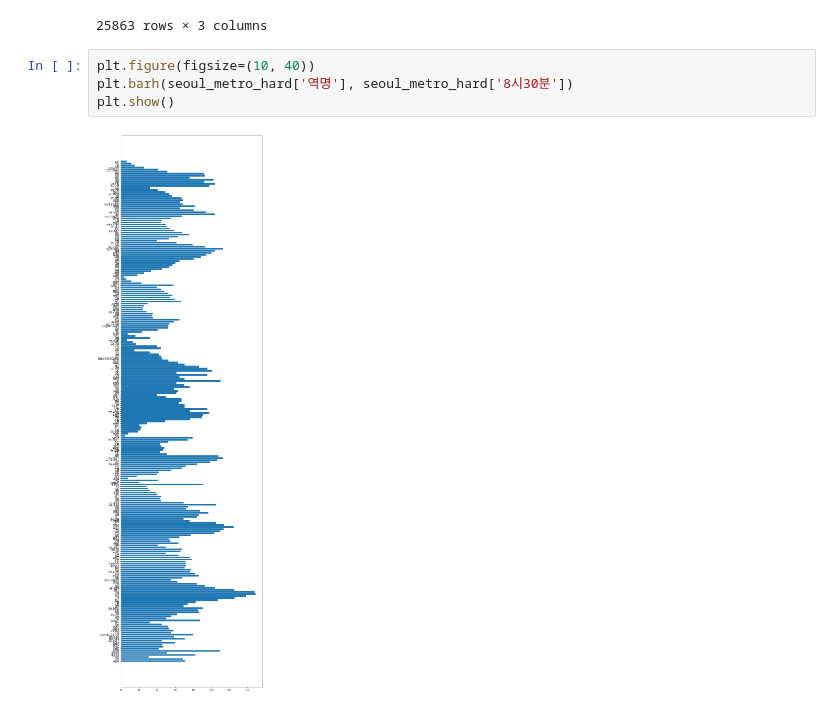
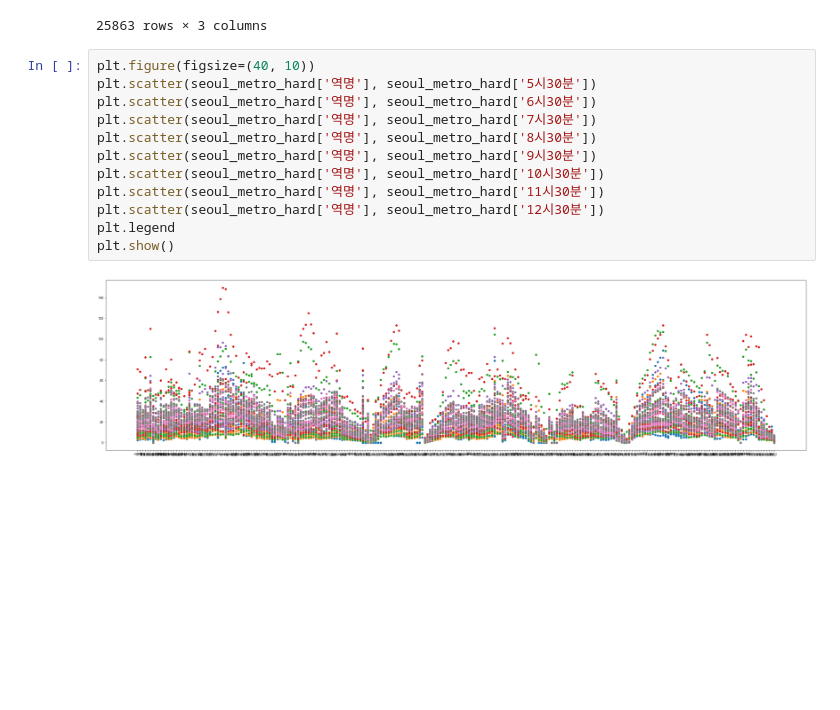
Before and after one commit to alswn8268/DataAnalysis, a Jupyter notebook: data_Analysis_Project_metro.ipynb, the cells around one changed output. Drawn from its saved outputs; the diff is of its cells as text; blank space fills up the shorter version.

```diff
--- a/data_Analysis_Project_metro.ipynb
+++ b/data_Analysis_Project_metro.ipynb
@@ -97,12 +84,20 @@ seoul_metro_up_melt2
 | 25861 | 수진 | 23시30분 | 1.4 |
 | 25862 | 모란 | 23시30분 | 1.8 |
 25863 rows × 3 columns
-# %%
-plt.figure(figsize=(10, 40))
-plt.barh(seoul_metro_hard['역명'], seoul_metro_hard['8시30분'])
-plt.show()
-# %% [output]
-[figure, removed]
+# %%
+plt.figure(figsize=(40, 10))
+plt.scatter(seoul_metro_hard['역명'], seoul_metro_hard['5시30분'])
+plt.scatter(seoul_metro_hard['역명'], seoul_metro_hard['6시30분'])
+plt.scatter(seoul_metro_hard['역명'], seoul_metro_hard['7시30분'])
+plt.scatter(seoul_metro_hard['역명'], seoul_metro_hard['8시30분'])
+plt.scatter(seoul_metro_hard['역명'], seoul_metro_hard['9시30분'])
+plt.scatter(seoul_metro_hard['역명'], seoul_metro_hard['10시30분'])
+plt.scatter(seoul_metro_hard['역명'], seoul_metro_hard['11시30분'])
+plt.scatter(seoul_metro_hard['역명'], seoul_metro_hard['12시30분'])
+plt.legend
+plt.show()
+# %% [output]
+[figure, added]
 # %%
 from mpl_toolkits.mplot3d import axes3d
 import matplotlib.pyplot as plt
```
Also changed, not shown: parts of 10 cells of this notebook, 4 other files.
